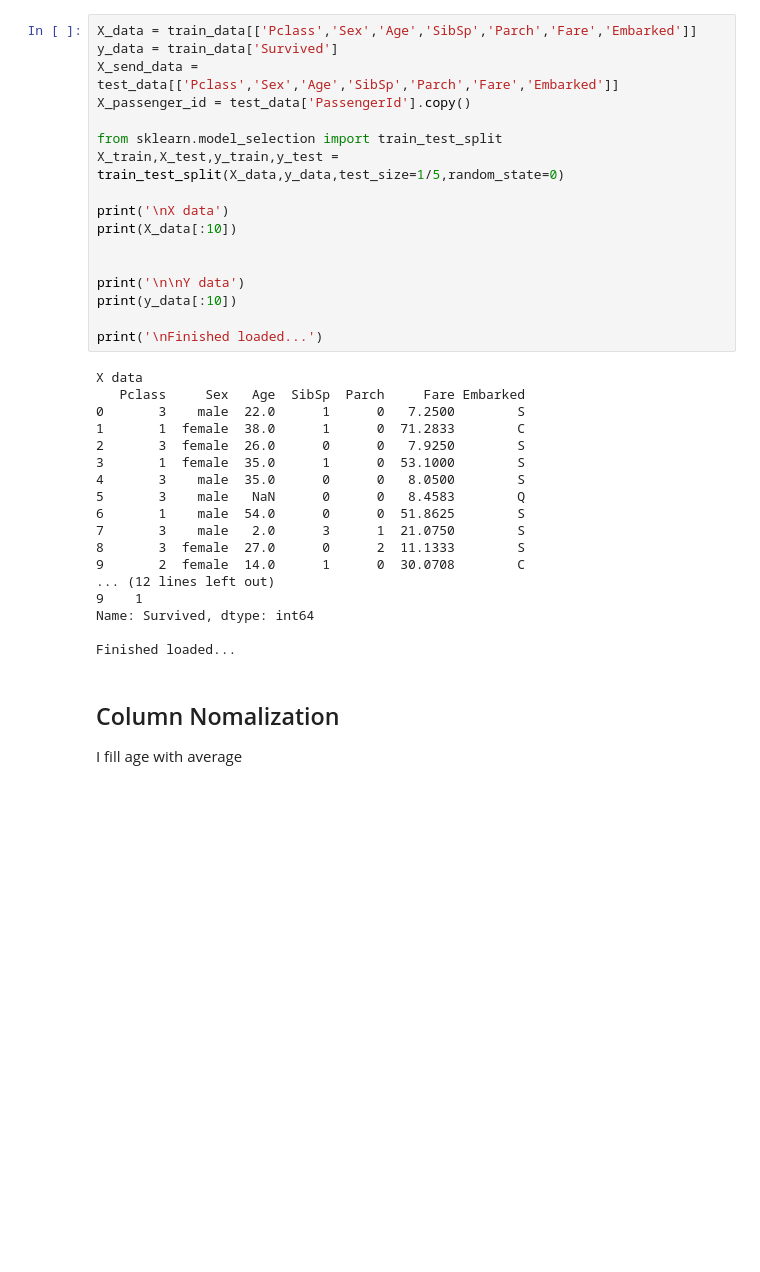
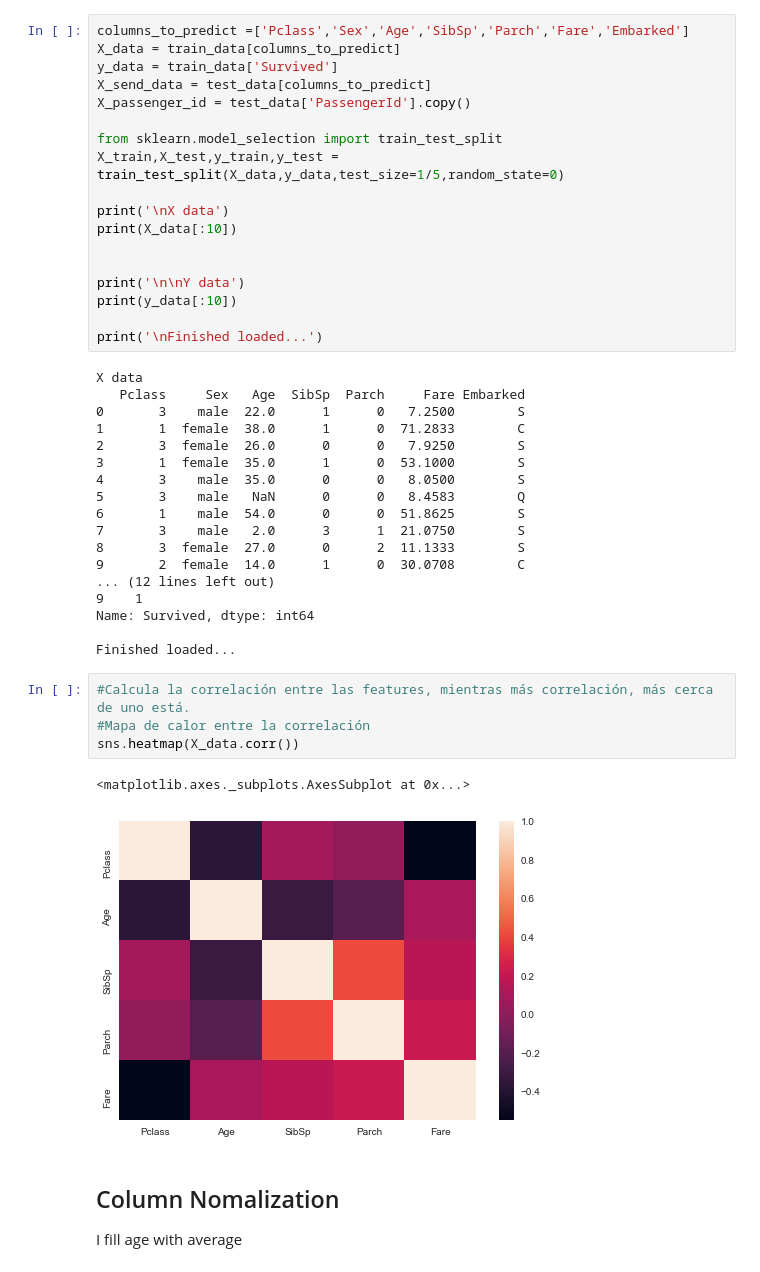
Before and after one commit to gastonzarate/titanic, a Jupyter notebook: main.ipynb, the cells around one changed output. Saved outputs shown, nothing was run; the diff lists cells and outputs as text; blank space fills up the shorter version.

```diff
--- a/main.ipynb
+++ b/main.ipynb
@@ -60,9 +60,10 @@ Setup and Data Loaded Complete
 ## Column Selection
 I delete cabin column because has many null values
 # %%
-X_data = train_data[['Pclass','Sex','Age','SibSp','Parch','Fare','Embarked']]
+columns_to_predict =['Pclass','Sex','Age','SibSp','Parch','Fare','Embarked']
+X_data = train_data[columns_to_predict]
 y_data = train_data['Survived']
-X_send_data = test_data[['Pclass','Sex','Age','SibSp','Parch','Fare','Embarked']]
+X_send_data = test_data[columns_to_predict]
 X_passenger_id = test_data['PassengerId'].copy()
 
 from sklearn.model_selection import train_test_split
@@ -94,6 +95,13 @@ X data
 Name: Survived, dtype: int64
 
 Finished loaded...
+# %%
+#Calcula la correlación entre las features, mientras más correlación, más cerca de uno está.
+#Mapa de calor entre la correlación
+sns.heatmap(X_data.corr())
+# %% [output]
+<matplotlib.axes._subplots.AxesSubplot at 0x...>
+[figure, added]
 # %% [markdown]
 ## Column Nomalization
  I fill age with average
```
Also changed, not shown: parts of 4 cells of this notebook.
